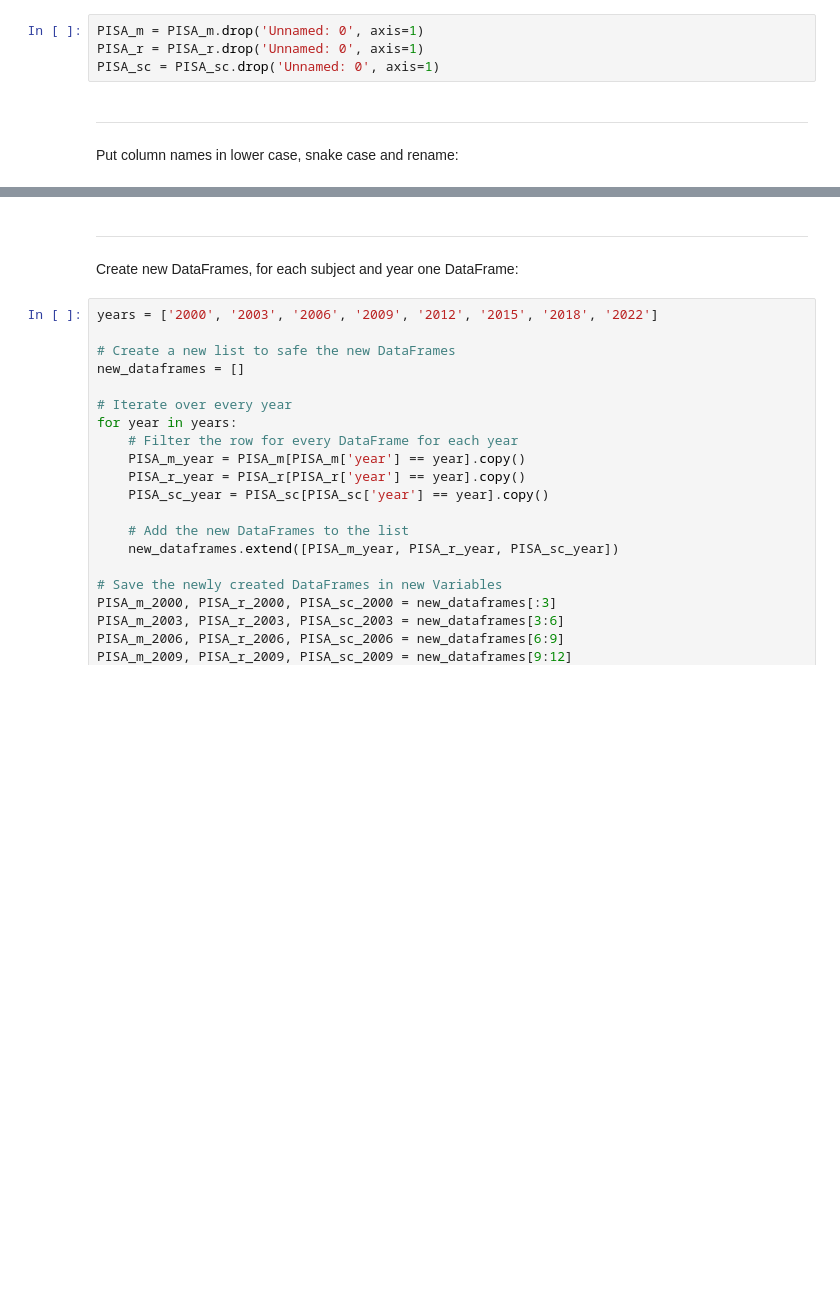
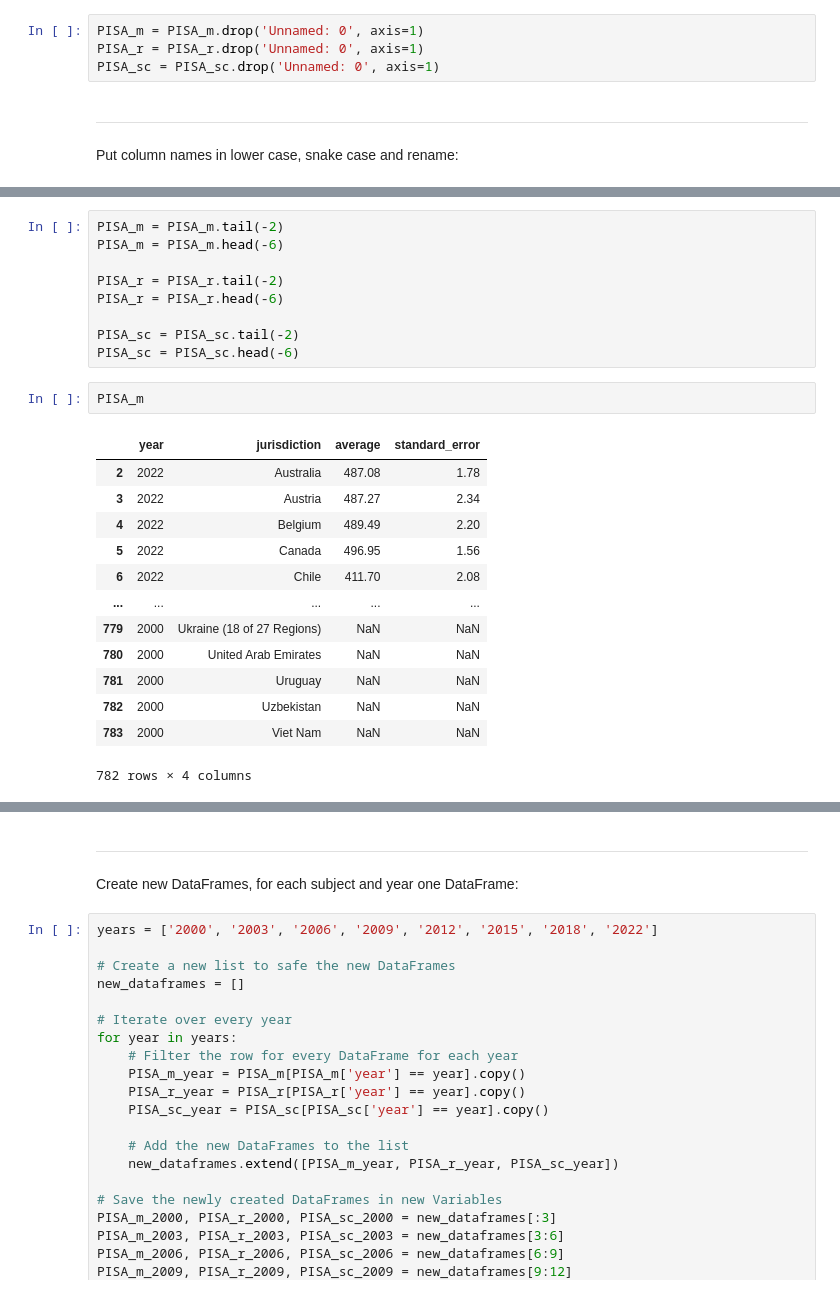
Before and after one commit to EduHealth-Insights/Edu-health-demographics, a Jupyter notebook: PISA.ipynb, the cells around one changed output, grey strips where cells are left out. Drawn from its saved outputs; the diff is of its cells as text; blank space fills up the shorter version.

```diff
--- a/PISA.ipynb
+++ b/PISA.ipynb
@@ -31,0 +237,25 @@ PISA_sc.sample(5)
+# %%
+PISA_m = PISA_m.tail(-2)
+PISA_m = PISA_m.head(-6)
+
+PISA_r = PISA_r.tail(-2)
+PISA_r = PISA_r.head(-6)
+
+PISA_sc = PISA_sc.tail(-2)
+PISA_sc = PISA_sc.head(-6)
+# %%
+PISA_m
+# %% [output]
+|  | year | jurisdiction | average | standard_error |
+| 2 | 2022 | Australia | 487.08 | 1.78 |
+| 3 | 2022 | Austria | 487.27 | 2.34 |
+| 4 | 2022 | Belgium | 489.49 | 2.20 |
+| 5 | 2022 | Canada | 496.95 | 1.56 |
+| 6 | 2022 | Chile | 411.70 | 2.08 |
+| ... | ... | ... | ... | ... |
+| 779 | 2000 | Ukraine (18 of 27 Regions) | NaN | NaN |
+| 780 | 2000 | United Arab Emirates | NaN | NaN |
+| 781 | 2000 | Uruguay | NaN | NaN |
+| 782 | 2000 | Uzbekistan | NaN | NaN |
+| 783 | 2000 | Viet Nam | NaN | NaN |
+782 rows × 4 columns
```
Also changed, not shown: parts of 50 cells of this notebook, 3 other files.
